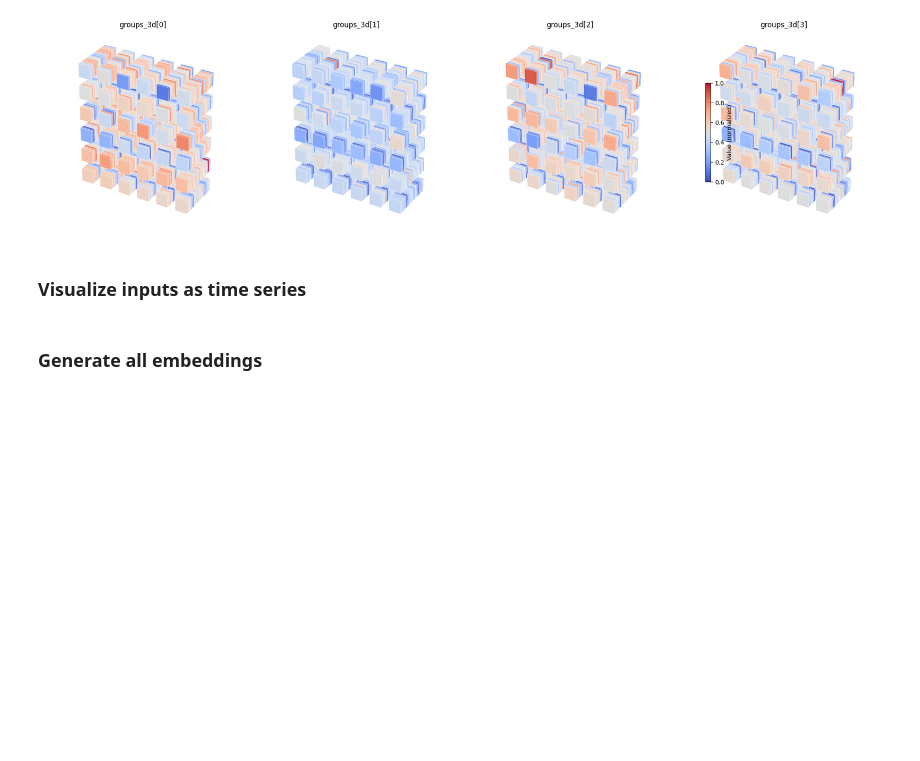
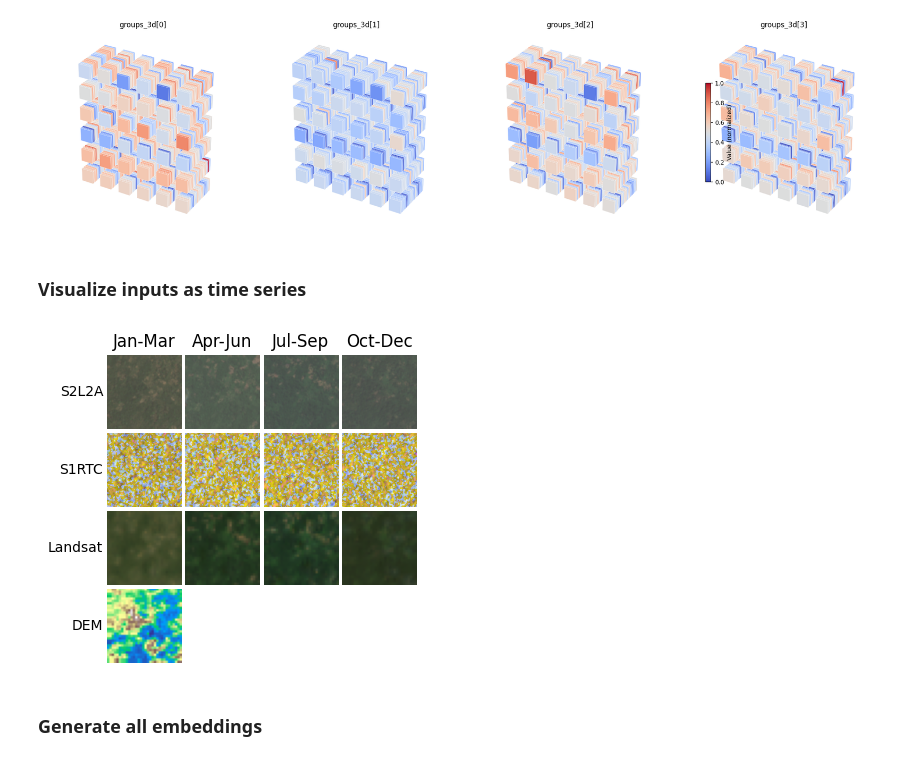
Before and after one commit to ClarkCGA/gelos, a Jupyter notebook: notebooks/02_dwg_generateembeddings.ipynb, the cells around one changed output. Drawn from its saved outputs; the diff is of its cells as text; code cells hidden in the pictures; blank space fills up the shorter version.

```diff
--- a/notebooks/02_dwg_generateembeddings.ipynb
+++ b/notebooks/02_dwg_generateembeddings.ipynb
@@ -371,6 +369,39 @@ for sensor in ["sentinel_2", "sentinel_1", "landsat"]:
     chip_gdf[f"{sensor}_thumbnail_paths"] = chip_gdf.apply(
         construct_thumbnail_paths, sensor=sensor, data_root=data_root, axis=1
     )
+# %%
+sensors = ["sentinel_2", "sentinel_1", "landsat"]
+sensor_labels = ["S2L2A", "S1RTC", "Landsat"]
+time_ranges = ["Jan-Mar", "Apr-Jun", "Jul-Sep", "Oct-Dec"]
+chip_idx = 0
+sensor_paths = [chip_gdf.iloc[chip_idx][f"{sensor}_thumbnail_paths"] for sensor in sensors]
+max_cols = max(len(paths) for paths in sensor_paths)
+fig, axes = plt.subplots(len(sensors) + 1, max_cols, figsize=(max_cols * 1, (len(sensors) + 1) * 1), gridspec_kw={"hspace": 0.05, "wspace": 0.05})
+axes = np.array(axes).reshape(len(sensors) + 1, max_cols)
+for row, paths in enumerate(sensor_paths):
+    for col in range(max_cols):
+        ax = axes[row, col]
+        if col < len(paths):
+            ax.imshow(plt.imread(str(paths[col])))
+        if row == 0:
+            ax.set_title(time_ranges[col])
+        ax.set_xticks([]); ax.set_yticks([]); ax.set_frame_on(False)
+    axes[row, 0].text(-0.05, 0.5, sensor_labels[row], transform=axes[row, 0].transAxes, va="center", ha="right", fontsize=10)
+# DEM on last row, first column
+import rasterio
+dem_ax = axes[-1, 0]
+dem_path = data_root / f"dem_{str(chip_idx).zfill(6)}.tif"
+if dem_path.exists():
+    with rasterio.open(dem_path) as dem_src:
+        dem_img = dem_src.read(1)
+    dem_ax.imshow(dem_img, cmap="terrain")
+dem_ax.text(-0.05, 0.5, "DEM", transform=dem_ax.transAxes, va="center", ha="right", fontsize=10)
+dem_ax.set_xticks([]); dem_ax.set_yticks([]); dem_ax.set_frame_on(False)
+for col in range(1, max_cols):
+    axes[-1, col].set_xticks([]); axes[-1, col].set_yticks([]); axes[-1, col].set_frame_on(False)
+plt.show()
+# %% [output]
+[figure, added]
 # %% [markdown]
 ### Generate all embeddings
 # %%
```
Also changed, not shown: parts of 1 cell of this notebook, 34 other files.
